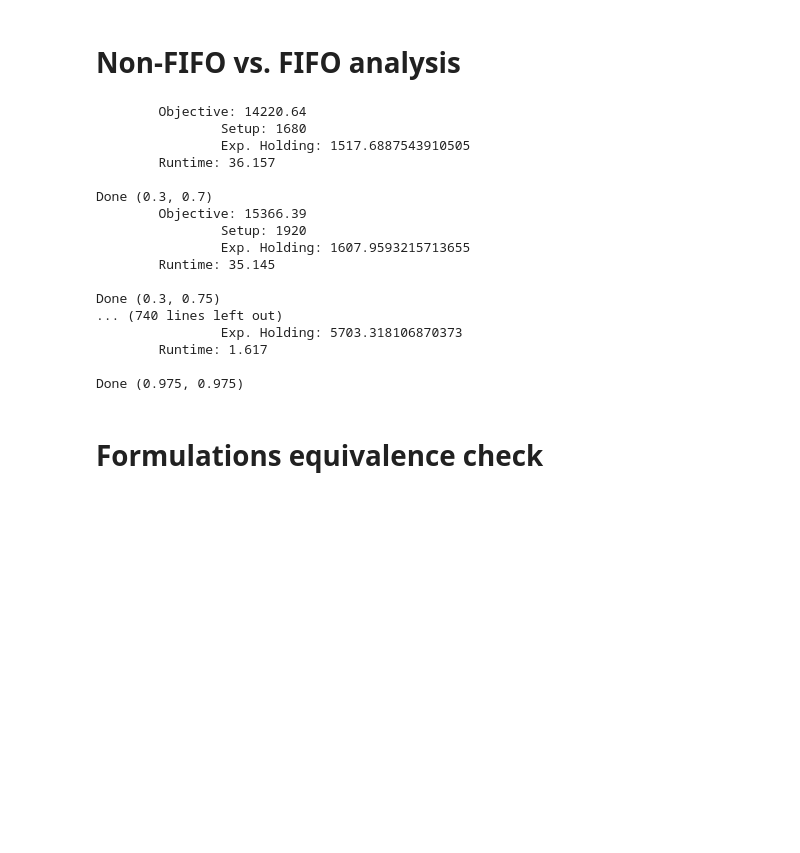
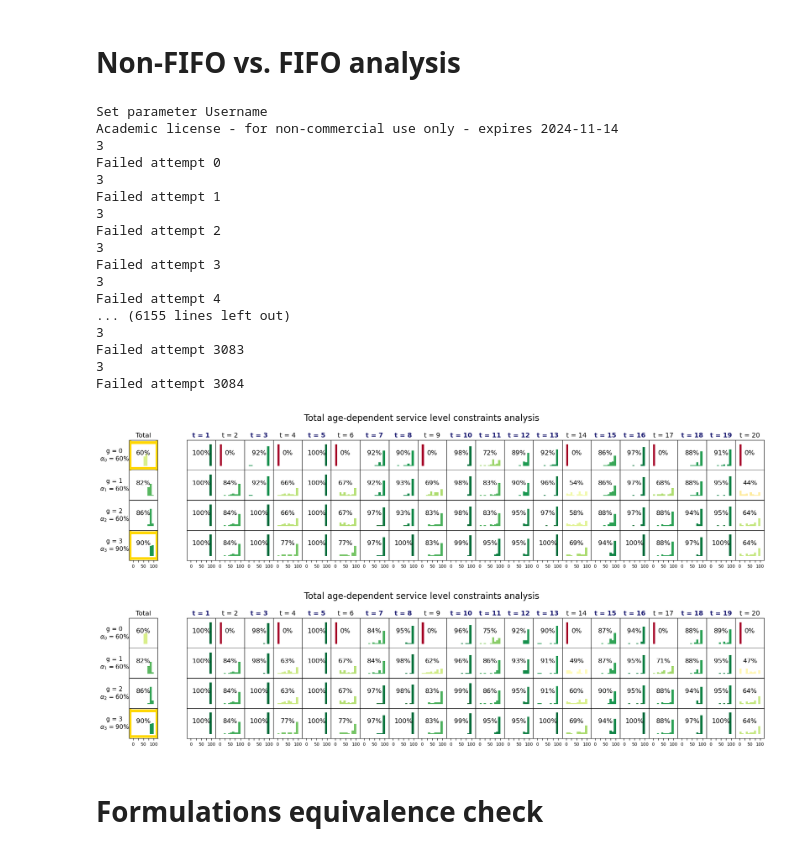
Before and after one commit to ari-rojas/stoch_LSP_PP, a Jupyter notebook: Models/Stochastic strategies.ipynb, the cells around one changed output. Saved outputs shown, nothing was run; the diff lists cells and outputs as text; code cells hidden in the pictures; blank space fills up the shorter version.

```diff
--- a/Models/Stochastic strategies.ipynb
+++ b/Models/Stochastic strategies.ipynb
@@ -446,49 +492,52 @@ dump((T,S,G,n,d,C), file); file.close()
 # %%
+alpha = dict()
+y1, x1, z1, l1, w1, I1 = dict(), dict(), dict(), dict(), dict(), dict()
+y2, x2, z2, l2, w2, I2 = dict(), dict(), dict(), dict(), dict(), dict()
+y3, x3, z3, l3, w3, I3 = dict(), dict(), dict(), dict(), dict(), dict()
 
-ss = {True:"", False:"_wo"}
+a0 = [0.975]
+an1 = [0.975]
 
-for val in [True, False]:
-    y, x, z, l, w, I, sl, total_sl, alpha, waste, period_sl = dict(), dict(), dict(), dict(), dict(), dict(), dict(), dict(), dict(), dict(), dict()
+for a in a0:
+    for b in an1:
 
-    a0 = [0.3, 0.4, 0.5, 0.6, 0.65, 0.7, 0.75, 0.8, 0.85, 0.9, 0.95, 0.975]
-    an1 = [0.7, 0.75, 0.8, 0.85, 0.9, 0.95, 0.975]
+        if a <= b:
 
-    for a in a0:
-        for b in an1:
+            d = {s:{t:40+30*np.random.random() for t in T} for s in S}
+            C = np.max([np.floor(2*sum(list(d[s].values()))/len(T)) for s in S])
 
-            if a <= b:
+            alp = [a if g < G[-1] else b for g in G]; alpha[a,b] = dict(zip(G,alp))
 
-                alp = [a if g < G[-1] else b for g in G]
-                alpha[a,b] = dict(zip(G,alp))
+            y1[a,b], x1[a,b], z1[a,b], l1[a,b], w1[a,b], I1[a,b] = stat_stat_standard_model(T, G, S, phi, n, h, c, f, C, I0, d, alpha[a,b], MIPFocus = 3, FIFO=0, verbose=False)
 
-                y[a,b], x[a,b], z[a,b], l[a,b], w[a,b], I[a,b] = stat_stat_standard_model(T, G, S, phi, n, h, c, f, C, I0, d, alpha[a,b], beta=0, epsilon=1, MIPFocus = 2, FIFO=False, verbose=True, prod_cost=val)
-                sl[a,b], total_sl[a,b] = show_age_sl_results(T, G, S, alpha[a,b], d, y[a,b], z[a,b], show = False)
-
-                print(f"Done {(a,b)}")
-
-    waste = waste_level_analysis(T, G, S, a0, an1, n, x, I, show=False)
-    period_sl = period_fill_rate_analysis(T, G, S, a0, an1, d, z, show=False)
-
-    file = open(f"C:/Users/ari_r/OneDrive - Universidad de los Andes/Montreal 2024-10/Experiments/Experiment_complete_{2}"+ss[val], "wb")
-    dump((y, x, z, l, w, I, sl, total_sl, waste, period_sl, alpha), file); file.close()
+            file = open(f"C:/Users/ari_r/OneDrive - Universidad de los andes/Montreal 2024-10/stoch_LSP_PP/Experiments/Parameters/Instance_parameters_{good}", "wb")
+            dump((d,C), file); file.close()
 # %% [output]
-        Objective: 14220.64
-                Setup: 1680
-                Exp. Holding: 1517.6887543910505
-        Runtime: 36.157
-
-Done (0.3, 0.7)
-        Objective: 15366.39
-                Setup: 1920
-                Exp. Holding: 1607.9593215713655
-        Runtime: 35.145
-
-Done (0.3, 0.75)
-... (740 lines left out)
-                Exp. Holding: 5703.318106870373
-        Runtime: 1.617
-
-Done (0.975, 0.975)
+Set parameter Username
+Academic license - for non-commercial use only - expires 2024-11-14
+3
+Failed attempt 0
+3
+Failed attempt 1
+3
+Failed attempt 2
+3
+Failed attempt 3
+3
+Failed attempt 4
+... (6155 lines left out)
+3
+Failed attempt 3083
+3
+Failed attempt 3084
+# %%
+a = 0.6; b=0.9
+
+_ = show_age_sl_results(T, G, S, alpha[a,b], d, y[a,b], z[a,b])
+_ = show_age_sl_results(T, G, S, alpha[a,b], d, y2[a,b], z2[a,b])
+# %% [output]
+[figure, added]
+[figure, added]
 # %% [markdown]
 # Formulations equivalence check
 # %%
```
Also changed, not shown: parts of 2 cells of this notebook, 9 other files.
